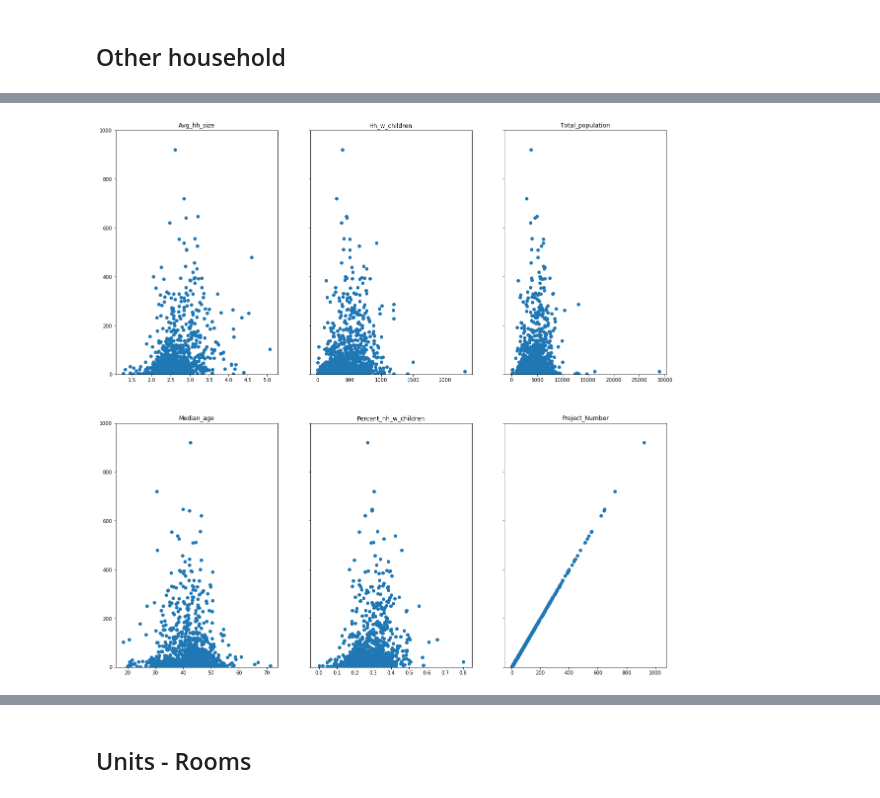
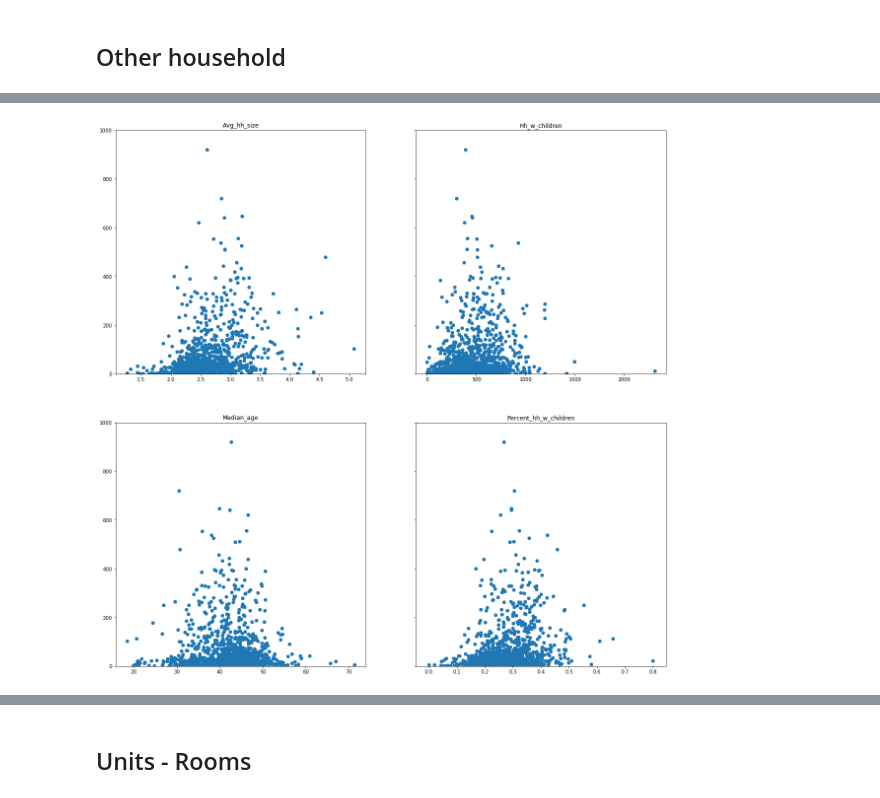
Before and after one commit to mariamendieta/solar_communities, a Jupyter notebook: ACS_EDA.ipynb, the cells around one changed output, grey strips where cells are left out. Saved outputs shown, nothing was run; the diff lists cells and outputs as text; code cells hidden in the pictures.

```diff
--- a/ACS_EDA.ipynb
+++ b/ACS_EDA.ipynb
@@ -130,7 +125,0 @@ See the caveats in the documentation: http://pandas.pydata.org/pandas-docs/stabl
-# %%
-units = ['1_unit_detached','1_unit_attached','2_units',
-       '3_4_units','5_9_units','10_19_units','20+_units']
-units_percent = []
-for i in units:
-    units_percent.append('Percent_{}'.format(i))
-    acs['Percent_{}'.format(i)]=acs[i]/acs['Total_units_structure']
@@ -142,6 +125,0 @@ See the caveats in the documentation: http://pandas.pydata.org/pandas-docs/stabl
-# %%
-rooms = ['1_room','2_rooms','3_rooms','4_rooms','5_rooms','6_rooms','7_rooms','8_rooms','9_more_rooms']
-rooms_percent = []
-for i in rooms:
-    rooms_percent.append('Percent_{}'.format(i))
-    acs['Percent_{}'.format(i)]=acs[i]/acs['Total_housing_units_Rooms']
@@ -154,7 +125,0 @@ See the caveats in the documentation: http://pandas.pydata.org/pandas-docs/stabl
-# %%
-heating = ['Heating_gas','Heating_gas_tank','Heating_electricity','Heating_fuelkero',
-           'Heating_coal_coke','Heating_wood','Heating_solar','Heating_other','Heating_no']
-heating_percent = []
-for i in heating:
-    heating_percent.append('Percent_{}'.format(i))
-    acs['Percent_{}'.format(i)]=acs[i]/acs['Occupied_units_heating']
@@ -270,8 +227,7 @@ for i, ax in enumerate(axs.flatten()):
 # %% [markdown]
 ## Other household
 # %%
-other_households= ['Avg_hh_size', 'Hh_w_children', 'Total_population',
-                   'Median_age', 'Percent_hh_w_children', 'Project_Number']
+other_households= ['Avg_hh_size', 'Hh_w_children', 'Median_age', 'Percent_hh_w_children', 'Project_Number']
 # %%
 acs[other_households].corr()['Project_Number']
 # %% [output]
@@ -283,14 +238,15 @@ Percent_hh_w_children    0.204933
 Project_Number           1.000000
 Name: Project_Number, dtype: float64
 # %%
-fig, axs = plt.subplots(nrows=2, ncols= 3, sharey=True ,figsize=(20,20))
+other_households.remove('Project_Number')
+fig, axs = plt.subplots(nrows=2, ncols= 2, sharey=True ,figsize=(20,20))
 
 for i, ax in enumerate(axs.flatten()):
     column = other_households[i]
     ax.scatter(acs[column], acs['Project_Number'])
     ax.set_title('{}'.format(column))
     ax.set_ylim(0,1000)
 # %% [output]
-[figure, old version]
+[figure, new version]
 # %%
 
```
Also changed, not shown: parts of 47 cells of this notebook, 12 other files.
